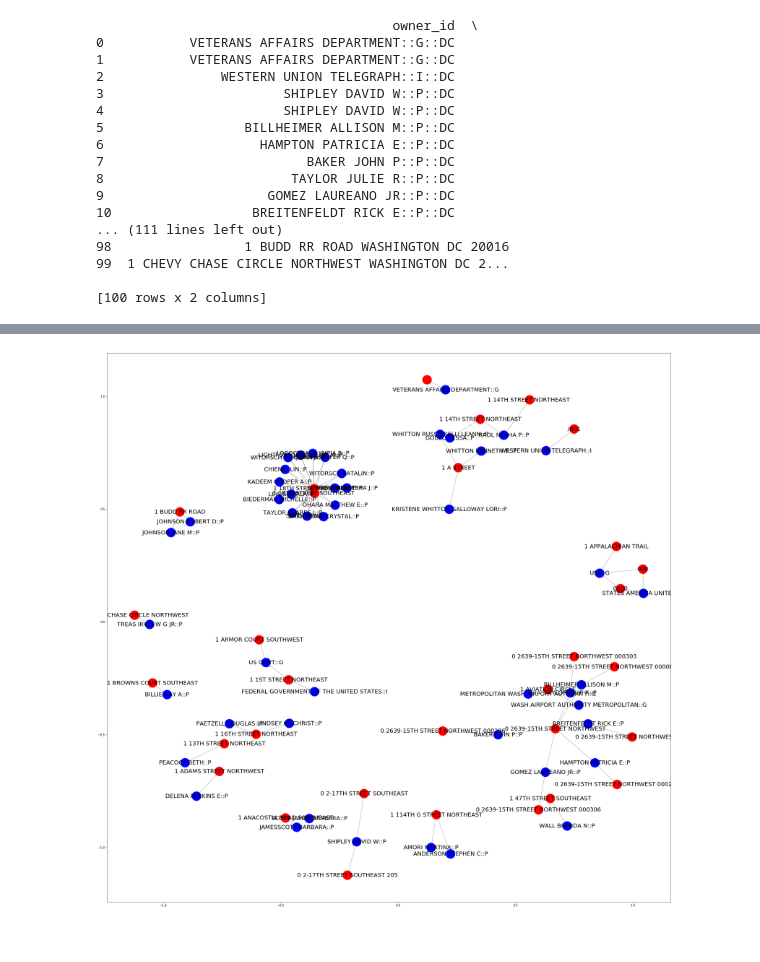
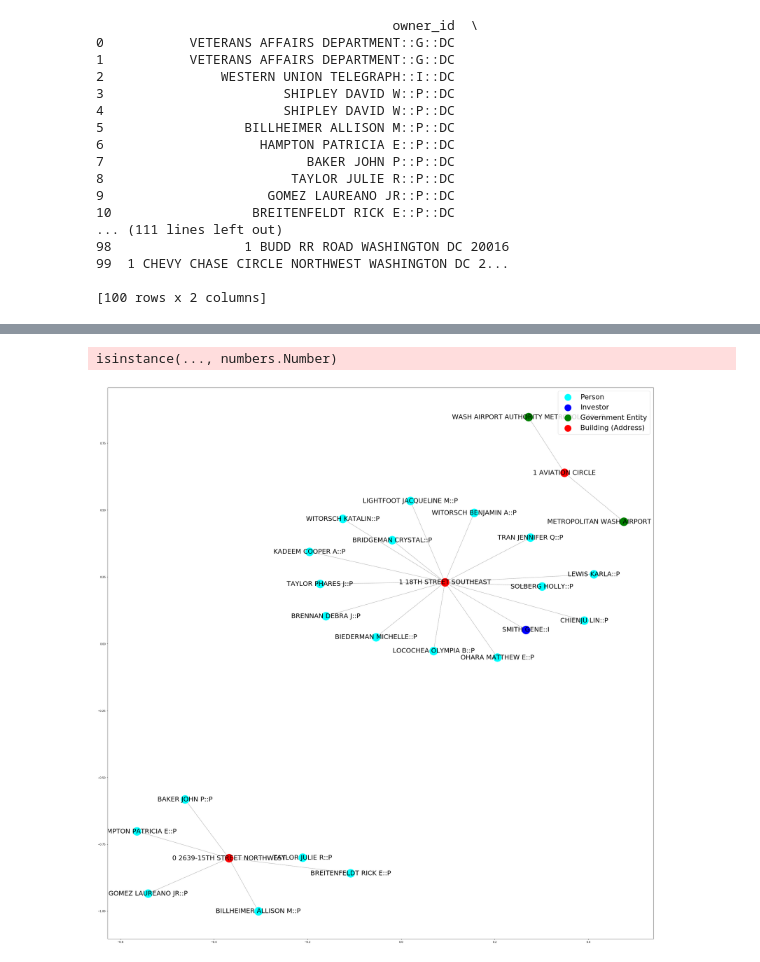
Before and after one commit to alycege/coursera_homework, a Jupyter notebook: Visualizations.ipynb, the cells around one changed output, grey strips where cells are left out. Saved outputs shown, nothing was run; the diff lists cells and outputs as text; code cells hidden in the pictures.

Commit message:
update graph viz

```diff
--- a/Visualizations.ipynb
+++ b/Visualizations.ipynb
@@ -158,6 +158,10 @@ print(graph_df)
 99  1 CHEVY CHASE CIRCLE NORTHWEST WASHINGTON DC 2...
 
 [100 rows x 2 columns]
+# %%
+address_list = ['WASHINGTON DC 20420', '1 18TH STREET SOUTHEAST WASHINGTON DC 20003',
+                '1 AVIATION CIRCLE WASHINGTON DC 20001', '0 2639-15TH STREET NORTHWEST WASHINGTON DC 20009']
+graph_df = graph_df[graph_df['address'].isin(address_list)]
 # %%
 G = nx.Graph()
 
@@ -188,43 +191,0 @@ sorted(G.degree, key=lambda x: x[1], reverse=True)
-# %%
-fig = plt.figure(figsize=(35, 35))
-
-pos = nx.spring_layout(G, scale=1, k=2/np.sqrt(G.order()))
-
-# differentiate nodes based on color
-color_map = []
-for node in G:
-    if '::' in node:
-        color_map.append('blue')
-    else:
-        color_map.append('red')
-
-# reposition labels
-label_ratio = 1/8
-pos_labels = {}
-for aNode in G.nodes():
-    # get node position
-    x, y = pos[aNode]
-
-    # get node's neighborhood centroid
-    N = G[aNode]
-    cx = sum(map(lambda x:pos[x][0], N)) / len(pos)
-    cy = sum(map(lambda x:pos[x][1], N)) / len(pos)
-
-    # getcentroid slope
-    slopeY = (y-cy)
-    slopeX = (x-cx)
-
-    # reposition
-    pos_labels[aNode] = (x+slopeX*label_ratio, y+slopeY*label_ratio)
-
-
-nx.draw_networkx(G, pos=pos_labels,
-                 font_size=20,
-                 node_color=color_map,
-                 style='dotted',
-                 node_size=1000)
-
-#plt.savefig('DC_100_nodes_graph.png')
-plt.show()
-# %% [output]
-[figure, removed]
@@ -250,0 +192,19 @@ for aNode in G.nodes():
+# %%
+fig = plt.figure(figsize=(30, 30))
+
+pos = nx.spring_layout(G, scale=1, k=2/np.sqrt(G.order()))
+
+nx.draw_networkx_nodes(G,pos=pos, nodelist=[n for n in G if '::P' in n], node_size=1000, node_color='cyan', label='Person')
+nx.draw_networkx_nodes(G,pos=pos, nodelist=[n for n in G if '::I' in n], node_size=1000, node_color='blue', label='Investor')
+nx.draw_networkx_nodes(G,pos=pos, nodelist=[n for n in G if '::G' in n], node_size=1000, node_color='green', label='Government Entity')
+nx.draw_networkx_nodes(G,pos=pos, nodelist=[n for n in G if '::' not in n], node_size=1000, node_color='red', label='Building (Address)')
+nx.draw_networkx_edges(G,pos=pos, style='dotted')
+nx.drawing.nx_pylab.draw_networkx_labels(G, pos=pos, font_size=25)
+
+fig.tight_layout()
+plt.legend(loc='best', markerscale = 0.8, fontsize=27)
+#plt.savefig('DC_100_nodes_graph.png')
+plt.show()
+# %% [output]
+isinstance(..., numbers.Number)
+[figure, added]
```
Also changed, not shown: parts of 2 cells of this notebook.
